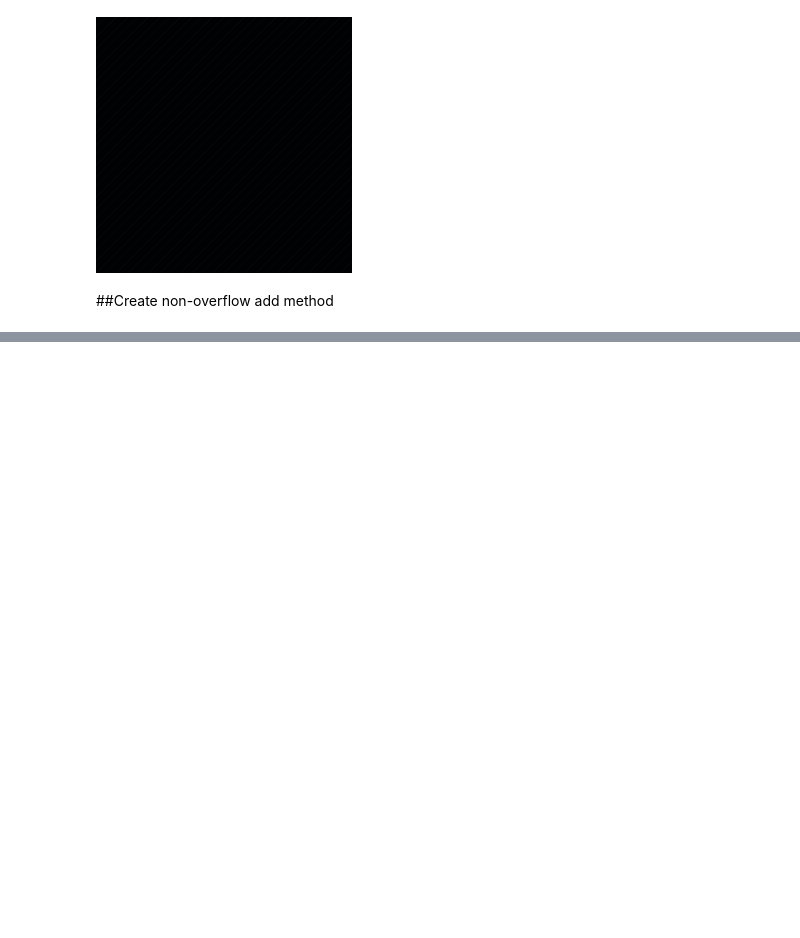
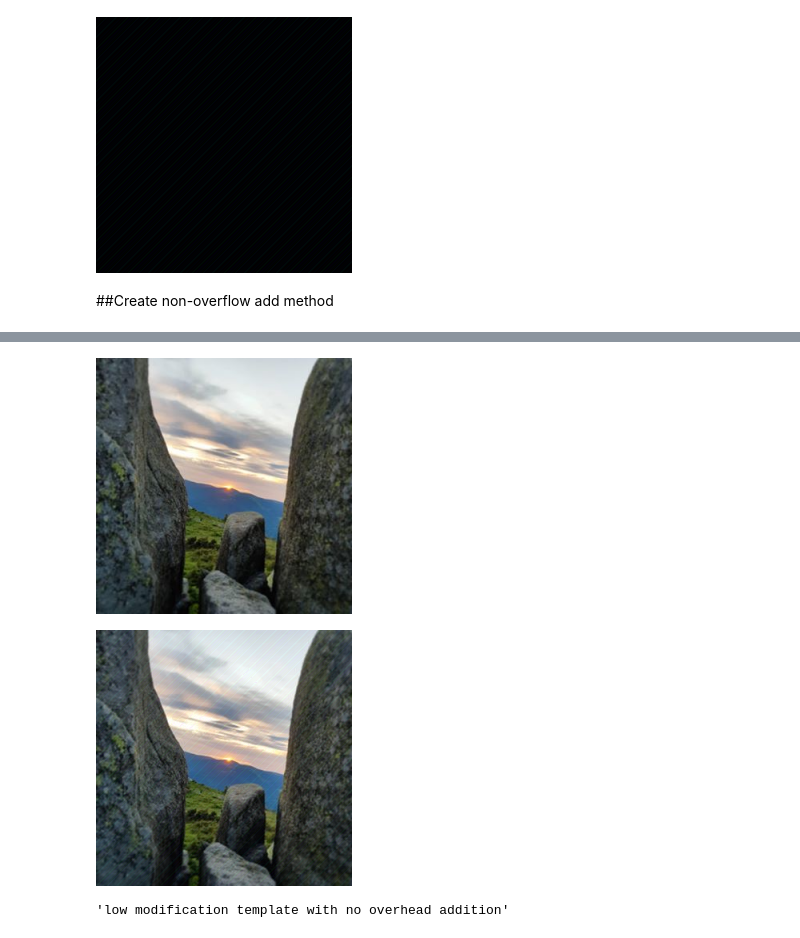
Before and after one commit to Clamarche/Intersect.Beta, a Jupyter notebook: securePhoto_notebooks.ipynb, the cells around one changed output, grey strips where cells are left out. Cells and saved outputs as stored; diff of their text form; code cells hidden in the pictures; blank space fills up the shorter version.

```diff
--- a/securePhoto_notebooks.ipynb
+++ b/securePhoto_notebooks.ipynb
@@ -274,0 +310,8 @@ lomod_template('Hello my name is ricardo montoya', [256, 256])
+# %%
+display(Image('photo.png'))
+add_no_overhead('photo.png', 'lomod_template.png', 'photo_lomod_nooverhead')
+display('low modification template with no overhead addition')
+# %% [output]
+[figure, added]
+[figure, added]
+'low modification template with no overhead addition'
```
Also changed, not shown: parts of 13 cells of this notebook.
